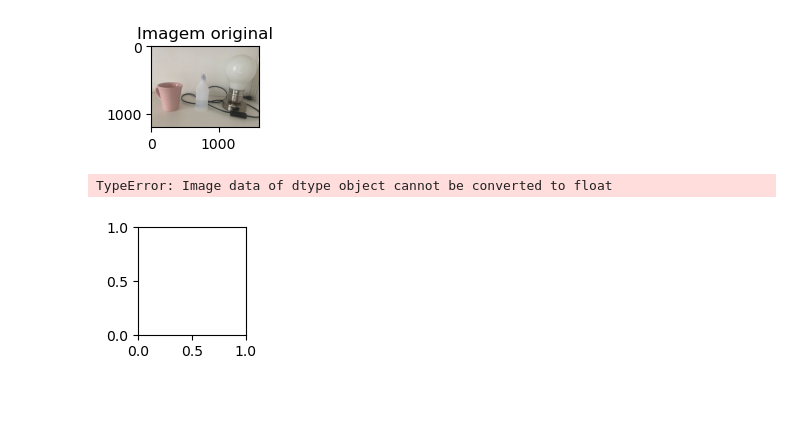
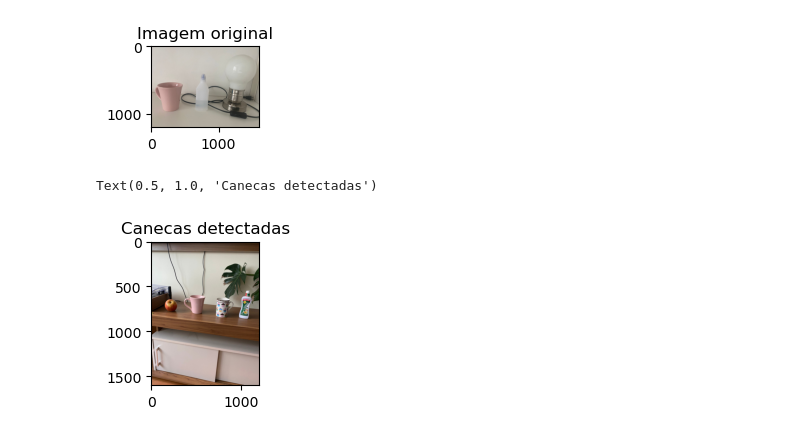
Before and after one commit to AnaNicoleMassaneiro/Swain-Ballard-alg, a Jupyter notebook: histograma-canecas.ipynb, the cells around one changed output. Cells and saved outputs as stored; diff of their text form; code cells hidden in the pictures; blank space fills up the shorter version.

```diff
--- a/histograma-canecas.ipynb
+++ b/histograma-canecas.ipynb
@@ -96,11 +96,11 @@ Text(0.5, 1.0, 'Imagem original')
 [figure]
 # %%
 plt.subplot(2, 4, 5)
-plt.imshow(canecas5, cmap="gray")
+plt.imshow(cv2.cvtColor(img6, cv2.COLOR_BGR2RGB))
 plt.title("Canecas detectadas")
 # %% [output]
-TypeError: Image data of dtype object cannot be converted to float
+Text(0.5, 1.0, 'Canecas detectadas')
-[figure, old version]
+[figure, new version]
 # %%
 plt.subplot(2, 4, 6)
 plt.plot(hist5, color="blue")
```
Also changed, not shown: parts of 1 cell of this notebook.
